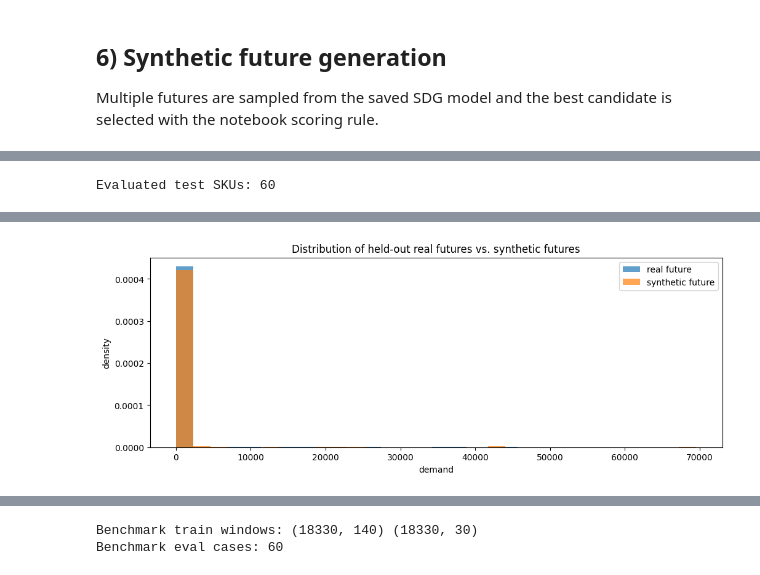
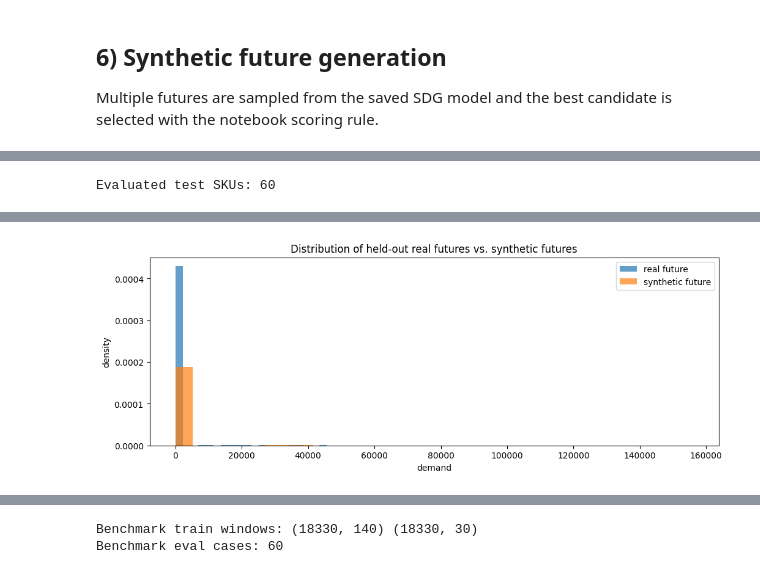
Before and after one commit to alexgrigoras/dif-pi, a Jupyter notebook: sdg-validation.ipynb, the cells around one changed output, grey strips where cells are left out. Saved outputs shown, nothing was run; the diff lists cells and outputs as text; code cells hidden in the pictures.

```diff
--- a/sdg-validation.ipynb
+++ b/sdg-validation.ipynb
@@ -510,6 +400,10 @@ def privacy_proxy(real_windows, syn_windows):
 
 The saved model is evaluated on the test SKUs using time-based holdouts.
 # %%
+from sklearn.metrics import mean_absolute_error, mean_squared_error
+from scipy.stats import wasserstein_distance
+from sklearn.metrics.pairwise import cosine_similarity
+
 if MODEL_READY:
     eval_skus = list(TEST_SKUs)
     if MAX_EVAL_TEST_SKUS is not None:
@@ -520,42 +414,42 @@ if MODEL_READY:
     rows = []
 
     for sku in eval_skus:
-        sku_df = make_daily_series(panel, sku)
-        decision_date = sku_df[TIME_COL].max() - pd.Timedelta(days=HORIZON)
-        sku_train = sku_df[sku_df[TIME_COL] <= decision_date].copy()
-        sku_test = sku_df[sku_df[TIME_COL] > decision_date].copy()
+        sku_df = make_daily_series(panel, sku, SKU_COL, TIME_COL, PRICE_COL, DEMAND_COL)
+        sku_payload = build_case_payload(sku_df)
+        sku_train = sku_payload["train_df"]
+        sku_test = sku_payload["test_df"]
 
         if len(sku_train) < CONTEXT_LENGTH or len(sku_test) < PREDICTION_LENGTH:
             continue
 
-        context_values = sku_train[DEMAND_COL].astype(float).values[-CONTEXT_LENGTH:]
-        context_dates = sku_train[TIME_COL].iloc[-CONTEXT_LENGTH:].tolist()
-        future_dates = sku_test[TIME_COL].iloc[:PREDICTION_LENGTH].tolist()
-        real_future = sku_test[DEMAND_COL].astype(float).values[:PREDICTION_LENGTH]
-
-        out = sdg.generate(
-            context_values=context_values,
+        out = generate_proposed_sdg(
+            context_values=sku_payload["context_values"],
+            context_dates=sku_payload["context_dates"],
+            future_dates=sku_payload["future_dates"],
             horizon=PREDICTION_LENGTH,
             metadata=None,
-            num_return_sequences=NUM_RETURN_SEQUENCES,
-            do_sample=True,
-            temperature=0.9,
-            top_p=0.95,
-            context_dates=context_dates,
-            future_dates=future_dates,
-            apply_seasonal_calibration=True,
         )
         syn_future = np.asarray(out["best_future"], dtype=float)
+        real_future = sku_payload.get("real_future", sku_payload["future_values"])
 
         real_windows.append(real_future)
         syn_windows.append(syn_future)
 
-        rows.append({
-            "sku": str(sku),
-            "mae": float(mean_absolute_error(real_future, syn_future)),
-            "rmse": float(np.sqrt(mean_squared_error(real_future, syn_future))),
-            "candidate_score": float(out["candidate_scores"][out["best_index"]]),
-        })
+        candidate_scores = out.get("candidate_scores", None)
+        candidate_score = (
+            float(candidate_scores[out["best_index"]])
+            if candidate_scores is not None and len(candidate_scores) > 0
+            else np.nan
+        )
+
+        rows.append(
+            {
+                "sku": str(sku),
+                "mae": float(mean_absolute_error(real_future, syn_future)),
+                "rmse": float(np.sqrt(mean_squared_error(real_future, syn_future))),
+                "candidate_score": candidate_score,
+            }
+        )
 
     eval_df = pd.DataFrame(rows).sort_values("rmse").reset_index(drop=True)
     print("Evaluated test SKUs:", len(eval_df))
@@ -565,23 +459,32 @@ if MODEL_READY:
     syn_arr = np.asarray(syn_windows, dtype=float)
 
     metrics = {
-        'real_summary': summarize_windows(real_arr),
-        'synthetic_summary': summarize_windows(syn_arr),
-        'wasserstein_distance': float(wasserstein_distance(real_arr.ravel(), syn_arr.ravel())),
-        'avg_cosine_similarity': float(np.mean([cosine_similarity(r.reshape(1, -1), s.reshape(1, -1))[0, 0] for r, s in zip(real_arr, syn_arr)])),
-        'avg_jensen_shannon_distance': float(np.mean([js_distance_from_hist(r, s) for r, s in zip(real_arr, syn_arr)])),
+        "real_summary": summarize_windows(real_arr),
+        "synthetic_summary": summarize_windows(syn_arr),
+        "wasserstein_distance": float(wasserstein_distance(real_arr.ravel(), syn_arr.ravel())),
+        "avg_cosine_similarity": float(
+            np.mean(
+                [
+                    cosine_similarity(r.reshape(1, -1), s.reshape(1, -1))[0, 0]
+                    for r, s in zip(real_arr, syn_arr)
+                ]
+            )
+        ),
+        "avg_jensen_shannon_distance": float(np.mean([js_distance_from_hist(r, s) for r, s in zip(real_arr, syn_arr)])),
     }
     metrics.update(tstr_trts_metrics(real_arr, syn_arr))
-    metrics['detection_auc'] = detection_auc(real_arr, syn_arr)
-    metrics['privacy_proxy'] = privacy_proxy(real_arr, syn_arr)
+    metrics["detection_auc"] = detection_auc(real_arr, syn_arr)
+    metrics["privacy_proxy"] = privacy_proxy(real_arr, syn_arr)
+    metrics["generation_kwargs"] = dict(PROPOSED_SDG_GENERATION_KWARGS)
 
     print(json.dumps(metrics, indent=2))
 
     plt.figure(figsize=(12, 4))
-    plt.hist(real_arr.ravel(), bins=30, alpha=0.7, density=True, label='real future')
-    plt.hist(syn_arr.ravel(), bins=30, alpha=0.7, density=True, label='synthetic future')
-    plt.title('Distribution of held-out real futures vs. synthetic futures')
-    plt.xlabel('demand'); plt.ylabel('density')
+    plt.hist(real_arr.ravel(), bins=30, alpha=0.7, density=True, label="real future")
+    plt.hist(syn_arr.ravel(), bins=30, alpha=0.7, density=True, label="synthetic future")
+    plt.title("Distribution of held-out real futures vs. synthetic futures")
+    plt.xlabel("demand")
+    plt.ylabel("density")
     plt.legend()
     plt.show()
 
@@ -626,4 +529,4 @@ Evaluated test SKUs: 60
   }
 }
-[figure, old version]
+[figure, new version]
 # %% [markdown]
```
Also changed, not shown: parts of 33 cells of this notebook, 6 other files.
